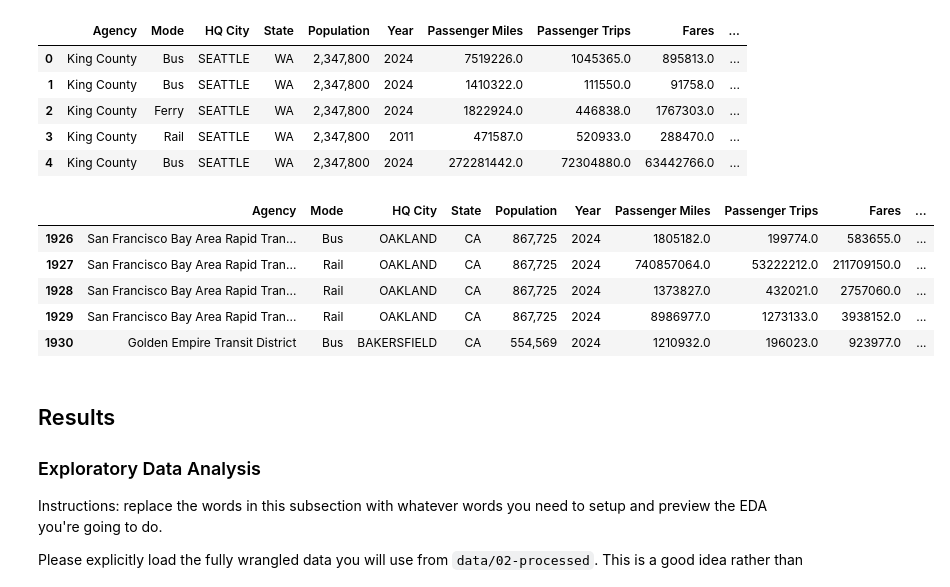
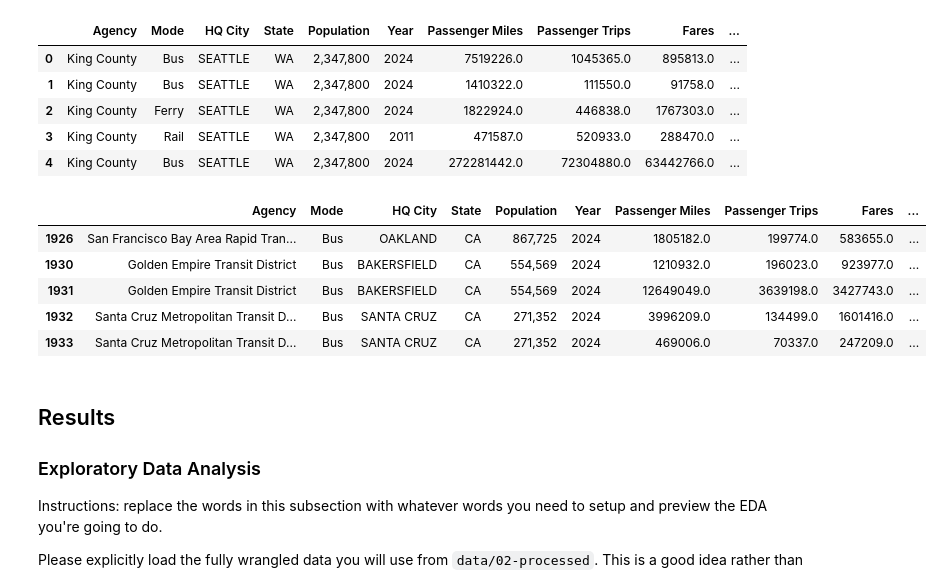
Before and after one commit to COGS108/Group012_WI26, a Jupyter notebook: 02-EDACheckpoint.ipynb, the cells around one changed output. Drawn from its saved outputs; the diff is of its cells as text; code cells hidden in the pictures.

```diff
--- a/02-EDACheckpoint.ipynb
+++ b/02-EDACheckpoint.ipynb
@@ -230,16 +230,17 @@ ride_df.head()
 | 3 | King County | Rail | SEATTLE | WA | 2,347,800 | 2011 | 471587.0 | 520933.0 | 288470.0 | ... |
 | 4 | King County | Bus | SEATTLE | WA | 2,347,800 | 2024 | 272281442.0 | 72304880.0 | 63442766.0 | ... |
 # %%
-# Filters ride_df to only include data points from the state of California
+# Filters ride_df to only include data points from the state of California and transit mode by Bus
 ride_df = ride_df[ride_df['State'] == 'CA']
+ride_df = ride_df[ride_df['Mode'] == 'Bus']
 ride_df.head()
 # %% [output]
 |  | Agency | Mode | HQ City | State | Population | Year | Passenger Miles | Passenger Trips | Fares | ... |
 | 1926 | San Francisco Bay Area Rapid Tran... | Bus | OAKLAND | CA | 867,725 | 2024 | 1805182.0 | 199774.0 | 583655.0 | ... |
-| 1927 | San Francisco Bay Area Rapid Tran... | Rail | OAKLAND | CA | 867,725 | 2024 | 740857064.0 | 53222212.0 | 211709150.0 | ... |
-| 1928 | San Francisco Bay Area Rapid Tran... | Rail | OAKLAND | CA | 867,725 | 2024 | 1373827.0 | 432021.0 | 2757060.0 | ... |
-| 1929 | San Francisco Bay Area Rapid Tran... | Rail | OAKLAND | CA | 867,725 | 2024 | 8986977.0 | 1273133.0 | 3938152.0 | ... |
 | 1930 | Golden Empire Transit District | Bus | BAKERSFIELD | CA | 554,569 | 2024 | 1210932.0 | 196023.0 | 923977.0 | ... |
+| 1931 | Golden Empire Transit District | Bus | BAKERSFIELD | CA | 554,569 | 2024 | 12649049.0 | 3639198.0 | 3427743.0 | ... |
+| 1932 | Santa Cruz Metropolitan Transit D... | Bus | SANTA CRUZ | CA | 271,352 | 2024 | 3996209.0 | 134499.0 | 1601416.0 | ... |
+| 1933 | Santa Cruz Metropolitan Transit D... | Bus | SANTA CRUZ | CA | 271,352 | 2024 | 469006.0 | 70337.0 | 247209.0 | ... |
 # %% [markdown]
 ## Results
 
```
Also changed, not shown: parts of 1 cell of this notebook.
